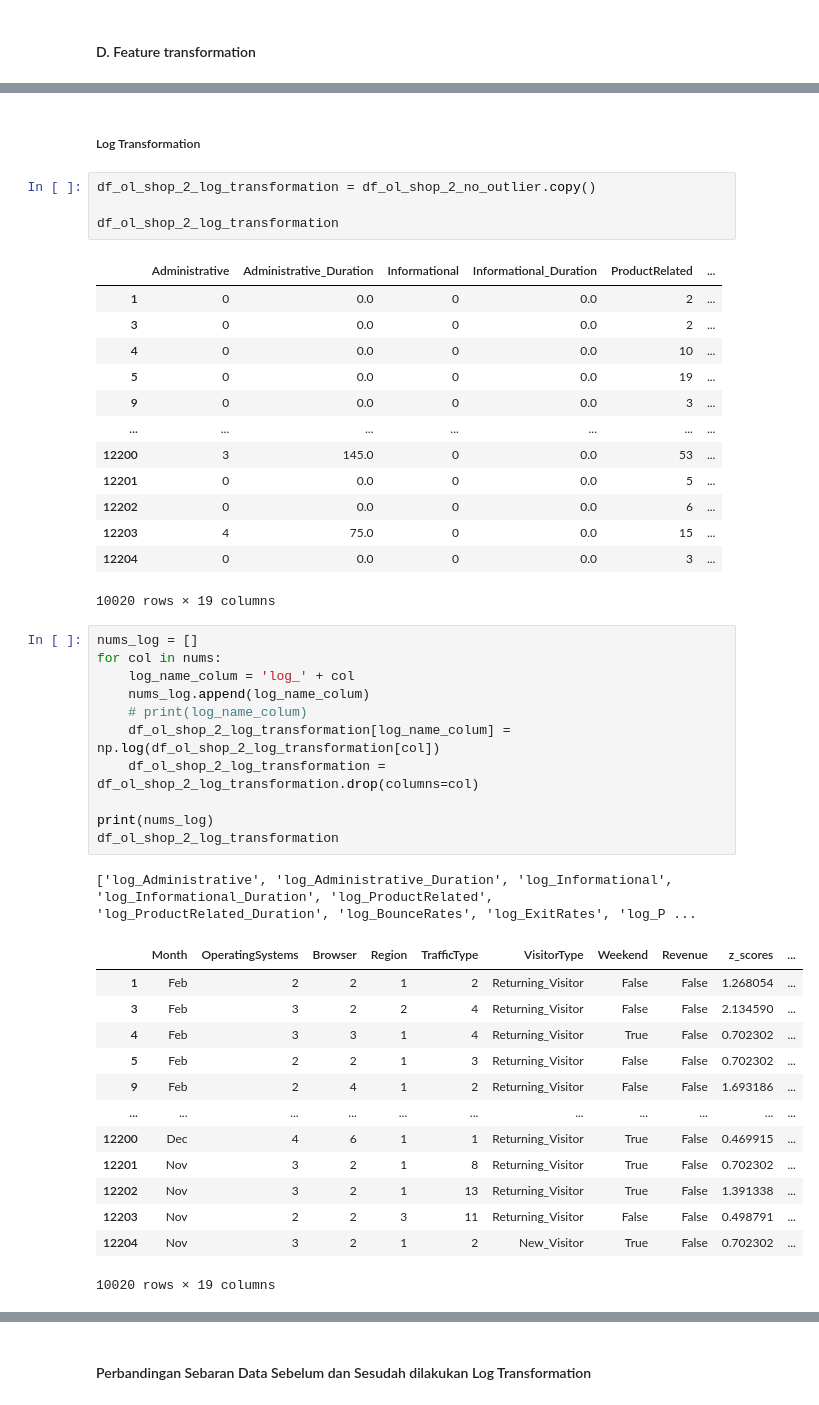
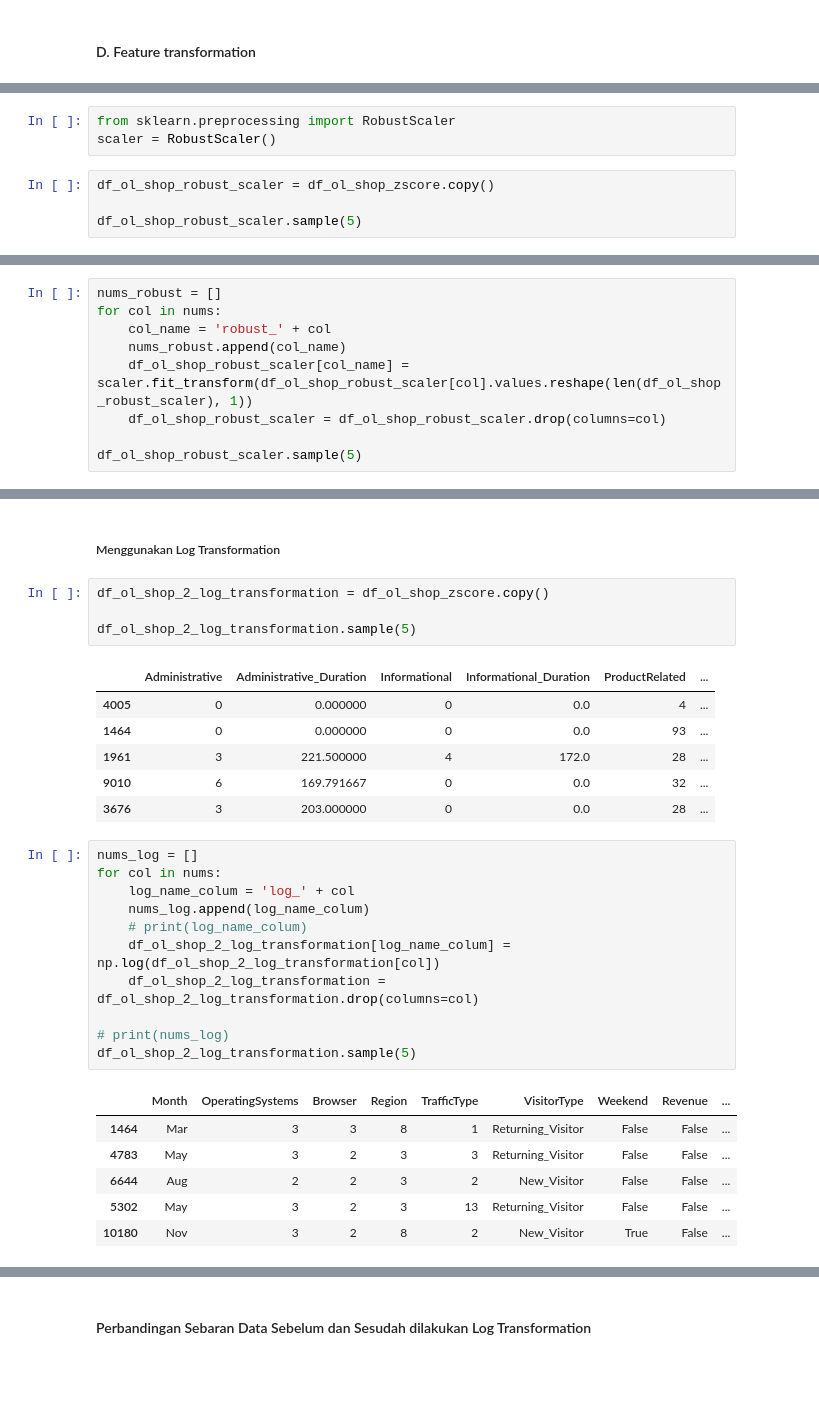
Before and after one commit to rahmars18/FinalProject, a Jupyter notebook: Pre_Processing.ipynb, the cells around one changed output, grey strips where cells are left out. Cells and saved outputs as stored; diff of their text form; blank space fills up the shorter version.

```diff
--- a/Pre_Processing.ipynb
+++ b/Pre_Processing.ipynb
@@ -264,0 +261,7 @@ for i in range(0, len(nums)): # untuk setiap kolom numerik
+# %%
+from sklearn.preprocessing import RobustScaler
+scaler = RobustScaler()
+# %%
+df_ol_shop_robust_scaler = df_ol_shop_zscore.copy()
+
+df_ol_shop_robust_scaler.sample(5)
@@ -264,0 +275,9 @@ for i in range(0, len(nums)): # untuk setiap kolom numerik
+# %%
+nums_robust = []
+for col in nums:
+    col_name = 'robust_' + col
+    nums_robust.append(col_name)
+    df_ol_shop_robust_scaler[col_name] = scaler.fit_transform(df_ol_shop_robust_scaler[col].values.reshape(len(df_ol_shop_robust_scaler), 1))
+    df_ol_shop_robust_scaler = df_ol_shop_robust_scaler.drop(columns=col)
+
+df_ol_shop_robust_scaler.sample(5)
@@ -265,46 +304,31 @@ for i in range(0, len(nums)): # untuk setiap kolom numerik
 # %% [markdown]
-##### Log Transformation
+##### Menggunakan Log Transformation
 # %%
-df_ol_shop_2_log_transformation = df_ol_shop_2_no_outlier.copy()
+df_ol_shop_2_log_transformation = df_ol_shop_zscore.copy()
 
-df_ol_shop_2_log_transformation
+df_ol_shop_2_log_transformation.sample(5)
 # %% [output]
 |  | Administrative | Administrative_Duration | Informational | Informational_Duration | ProductRelated | ... |
-| 1 | 0 | 0.0 | 0 | 0.0 | 2 | ... |
-| 3 | 0 | 0.0 | 0 | 0.0 | 2 | ... |
-| 4 | 0 | 0.0 | 0 | 0.0 | 10 | ... |
-| 5 | 0 | 0.0 | 0 | 0.0 | 19 | ... |
-| 9 | 0 | 0.0 | 0 | 0.0 | 3 | ... |
-| ... | ... | ... | ... | ... | ... | ... |
-| 12200 | 3 | 145.0 | 0 | 0.0 | 53 | ... |
-| 12201 | 0 | 0.0 | 0 | 0.0 | 5 | ... |
-| 12202 | 0 | 0.0 | 0 | 0.0 | 6 | ... |
-| 12203 | 4 | 75.0 | 0 | 0.0 | 15 | ... |
-| 12204 | 0 | 0.0 | 0 | 0.0 | 3 | ... |
+| 4005 | 0 | 0.000000 | 0 | 0.0 | 4 | ... |
+| 1464 | 0 | 0.000000 | 0 | 0.0 | 93 | ... |
+| 1961 | 3 | 221.500000 | 4 | 172.0 | 28 | ... |
+| 9010 | 6 | 169.791667 | 0 | 0.0 | 32 | ... |
+| 3676 | 3 | 203.000000 | 0 | 0.0 | 28 | ... |
-10020 rows × 19 columns
 # %%
 nums_log = []
 for col in nums:
     log_name_colum = 'log_' + col
     nums_log.append(log_name_colum)
     # print(log_name_colum)
     df_ol_shop_2_log_transformation[log_name_colum] = np.log(df_ol_shop_2_log_transformation[col])
     df_ol_shop_2_log_transformation = df_ol_shop_2_log_transformation.drop(columns=col)
 
-print(nums_log)
-df_ol_shop_2_log_transformation
+# print(nums_log)
+df_ol_shop_2_log_transformation.sample(5)
 # %% [output]
-['log_Administrative', 'log_Administrative_Duration', 'log_Informational', 'log_Informational_Duration', 'log_ProductRelated', 'log_ProductRelated_Duration', 'log_BounceRates', 'log_ExitRates', 'log_P ...
-|  | Month | OperatingSystems | Browser | Region | TrafficType | VisitorType | Weekend | Revenue | z_scores | ... |
-| 1 | Feb | 2 | 2 | 1 | 2 | Returning_Visitor | False | False | 1.268054 | ... |
-| 3 | Feb | 3 | 2 | 2 | 4 | Returning_Visitor | False | False | 2.134590 | ... |
-| 4 | Feb | 3 | 3 | 1 | 4 | Returning_Visitor | True | False | 0.702302 | ... |
-| 5 | Feb | 2 | 2 | 1 | 3 | Returning_Visitor | False | False | 0.702302 | ... |
-| 9 | Feb | 2 | 4 | 1 | 2 | Returning_Visitor | False | False | 1.693186 | ... |
-| ... | ... | ... | ... | ... | ... | ... | ... | ... | ... | ... |
-| 12200 | Dec | 4 | 6 | 1 | 1 | Returning_Visitor | True | False | 0.469915 | ... |
-| 12201 | Nov | 3 | 2 | 1 | 8 | Returning_Visitor | True | False | 0.702302 | ... |
-| 12202 | Nov | 3 | 2 | 1 | 13 | Returning_Visitor | True | False | 1.391338 | ... |
-| 12203 | Nov | 2 | 2 | 3 | 11 | Returning_Visitor | False | False | 0.498791 | ... |
-| 12204 | Nov | 3 | 2 | 1 | 2 | New_Visitor | True | False | 0.702302 | ... |
+|  | Month | OperatingSystems | Browser | Region | TrafficType | VisitorType | Weekend | Revenue | ... |
+| 1464 | Mar | 3 | 3 | 8 | 1 | Returning_Visitor | False | False | ... |
+| 4783 | May | 3 | 2 | 3 | 3 | Returning_Visitor | False | False | ... |
+| 6644 | Aug | 2 | 2 | 3 | 2 | New_Visitor | False | False | ... |
+| 5302 | May | 3 | 2 | 3 | 13 | Returning_Visitor | False | False | ... |
+| 10180 | Nov | 3 | 2 | 8 | 2 | New_Visitor | True | False | ... |
-10020 rows × 19 columns
```
Also changed, not shown: parts of 58 cells of this notebook.
